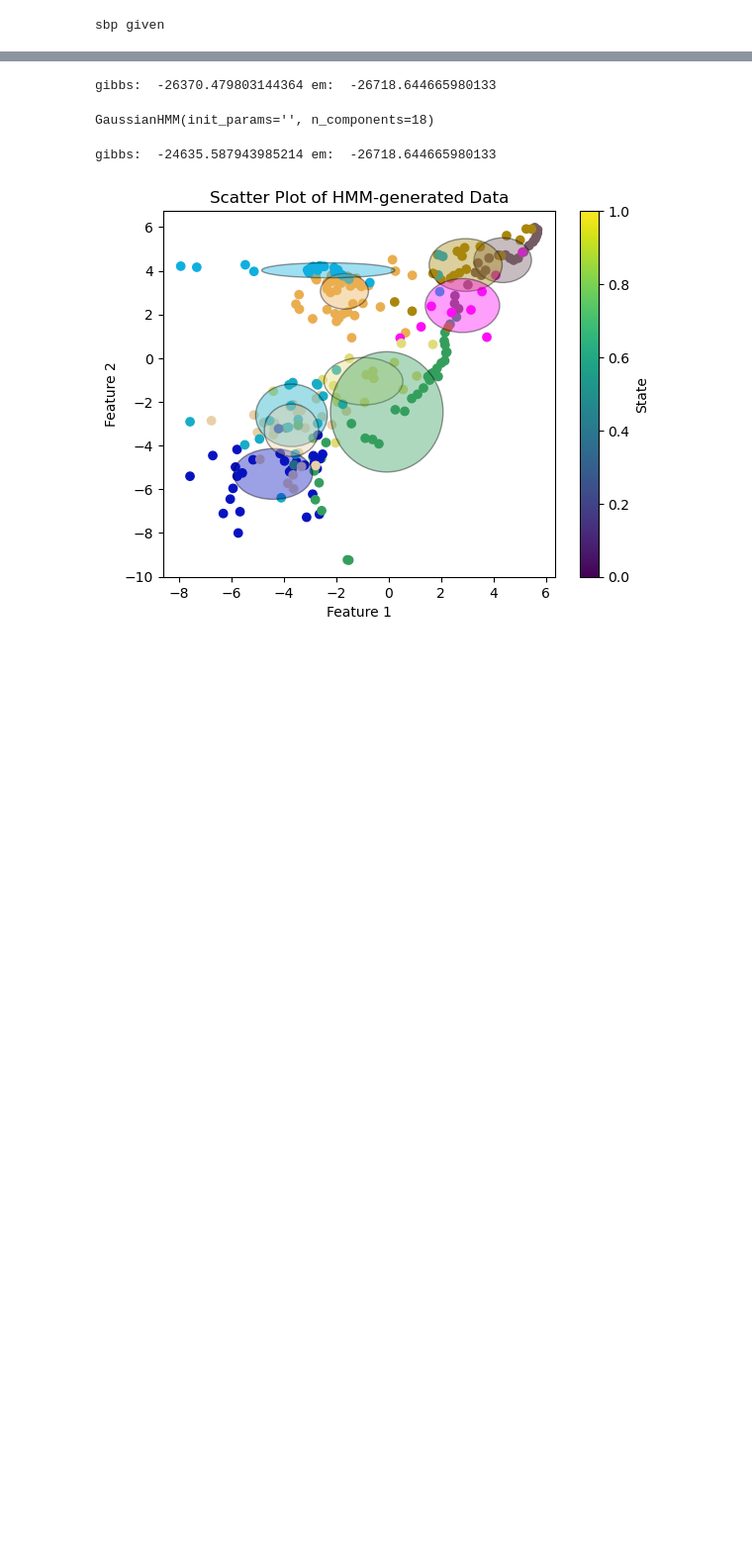
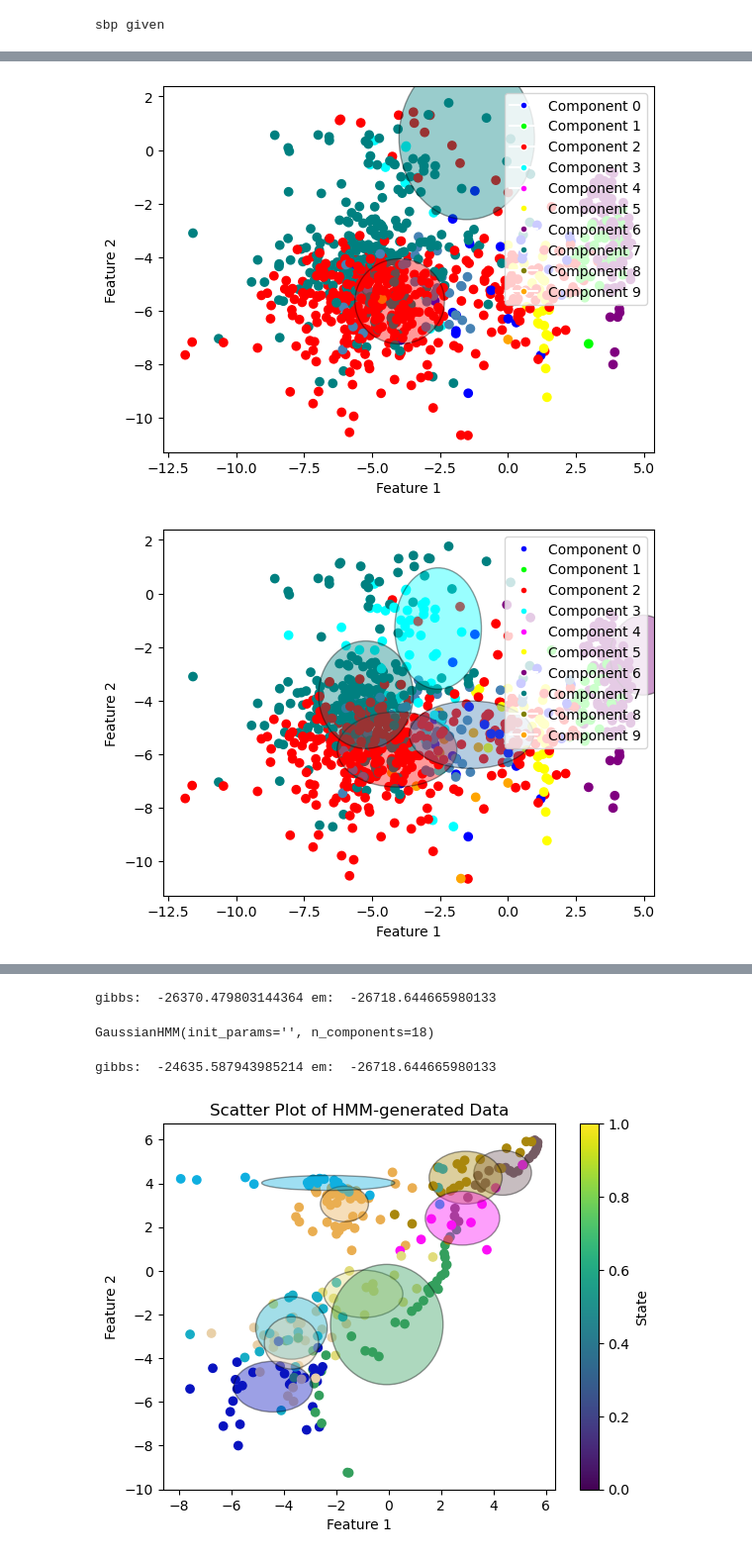
Before and after one commit to Davidjames9610/ubm, a Jupyter notebook: final/models/hdphmm/hdphmmwl/testing/whale_data_wl_test_1.ipynb, the cells around one changed output, grey strips where cells are left out. Shown at 99% size. Saved outputs shown, nothing was run; the diff lists cells and outputs as text; code cells hidden in the pictures; blank space fills up the shorter version.

```diff
--- a/final/models/hdphmm/hdphmmwl/testing/whale_data_wl_test_1.ipynb
+++ b/final/models/hdphmm/hdphmmwl/testing/whale_data_wl_test_1.ipynb
@@ -79,0 +179,7 @@ sbp given
+# %%
+plot_hmm.plot_hmm_learn(concatenated_list[0], hdp_hmm.hmm, 5, 14, 16)
+plot_hmm.plot_hmm_learn(concatenated_list[0], gibbs_hmm, 5, 14, 16)
+plot_hmm.plot_hmm_learn(concatenated_list[0], test_hmm, 5, 14, 16)
+# %% [output]
+[figure, added]
+[figure, added]
```
Also changed, not shown: parts of 28 cells of this notebook, 13 other files.
